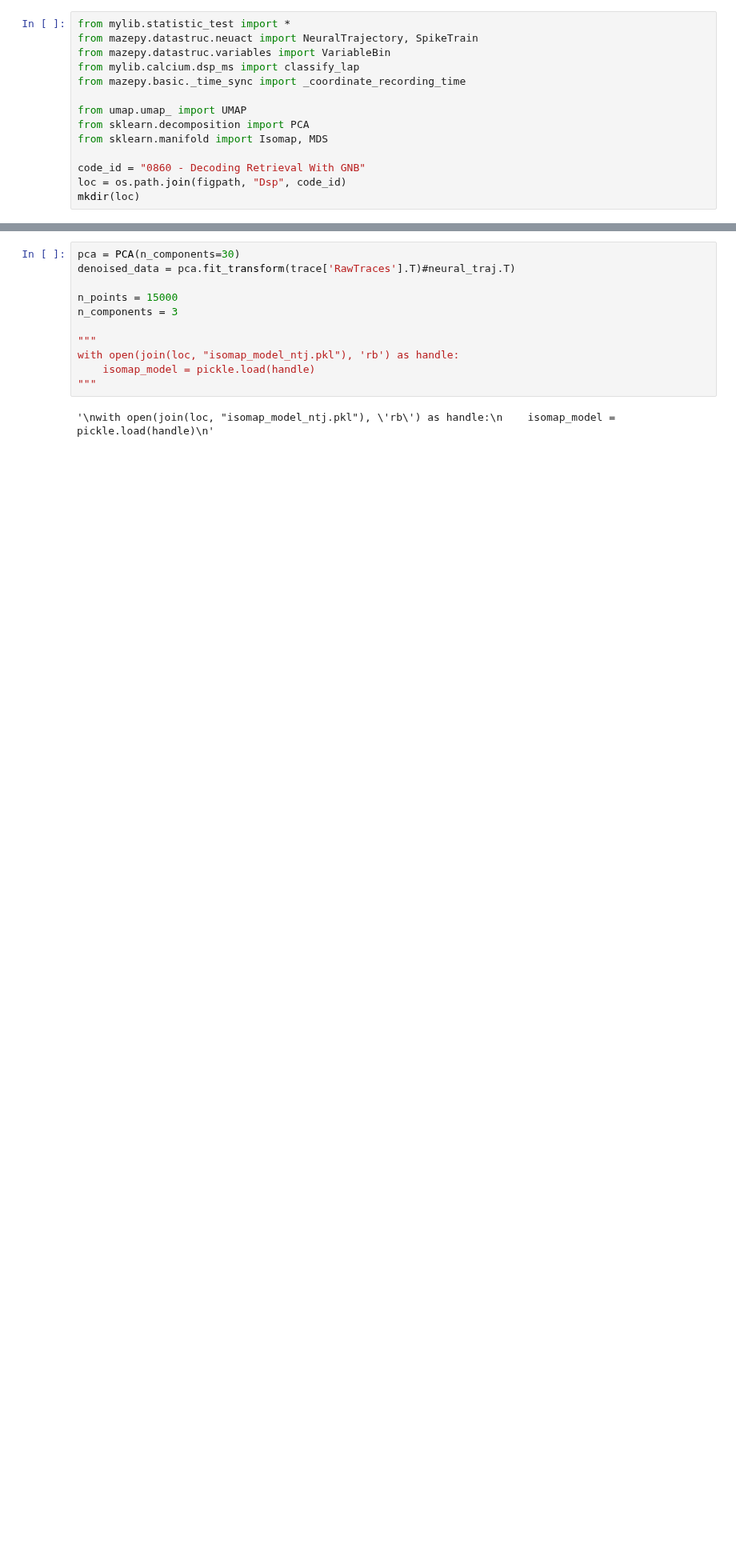
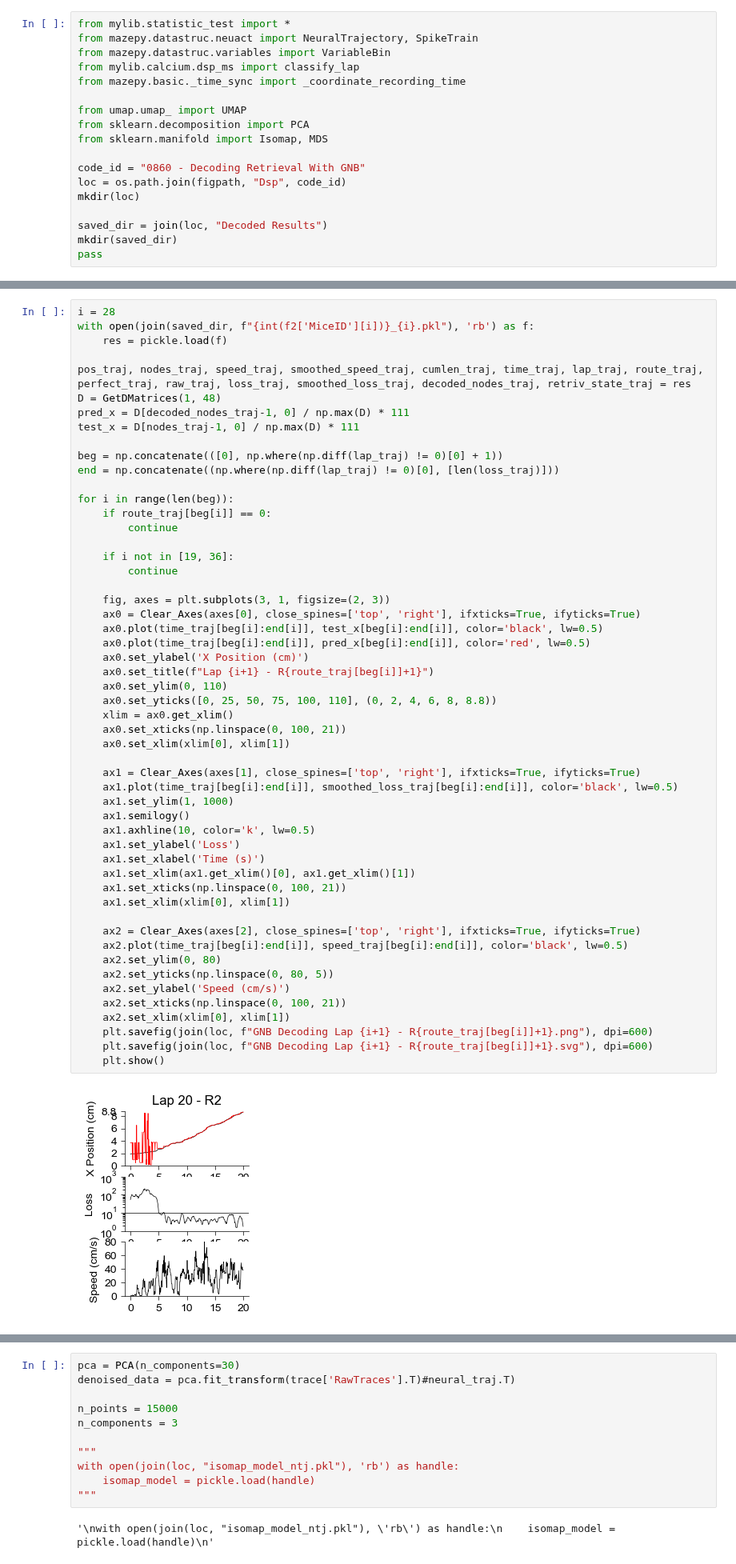
Before and after one commit to YAO-Shuyang/PlotFigures, a Jupyter notebook: NodeFigures/Fig0860 - Decoding Retrieval With GNB.ipynb, the cells around one changed output, grey strips where cells are left out. Shown at 80% size. Cells and saved outputs as stored; diff of their text form; blank space fills up the shorter version.

```diff
--- a/NodeFigures/Fig0860 - Decoding Retrieval With GNB.ipynb
+++ b/NodeFigures/Fig0860 - Decoding Retrieval With GNB.ipynb
@@ -12,5 +12,9 @@ from sklearn.manifold import Isomap, MDS
 code_id = "0860 - Decoding Retrieval With GNB"
 loc = os.path.join(figpath, "Dsp", code_id)
 mkdir(loc)
+
+saved_dir = join(loc, "Decoded Results")
+mkdir(saved_dir)
+pass
 # %% [output]
         E:\Data\FinalResults\Dsp\0860 - Decoding Retrieval With GNB is already existed!
@@ -17,0 +327,55 @@ False
+# %%
+i = 28
+with open(join(saved_dir, f"{int(f2['MiceID'][i])}_{i}.pkl"), 'rb') as f:
+    res = pickle.load(f)
+
+pos_traj, nodes_traj, speed_traj, smoothed_speed_traj, cumlen_traj, time_traj, lap_traj, route_traj, perfect_traj, raw_traj, loss_traj, smoothed_loss_traj, decoded_nodes_traj, retriv_state_traj = res
+D = GetDMatrices(1, 48)
+pred_x = D[decoded_nodes_traj-1, 0] / np.max(D) * 111
+test_x = D[nodes_traj-1, 0] / np.max(D) * 111
+
+beg = np.concatenate(([0], np.where(np.diff(lap_traj) != 0)[0] + 1))
+end = np.concatenate((np.where(np.diff(lap_traj) != 0)[0], [len(loss_traj)]))
+
+for i in range(len(beg)):
+    if route_traj[beg[i]] == 0:
+        continue
+
+    if i not in [19, 36]:
+        continue
+
+    fig, axes = plt.subplots(3, 1, figsize=(2, 3))
+    ax0 = Clear_Axes(axes[0], close_spines=['top', 'right'], ifxticks=True, ifyticks=True)
+    ax0.plot(time_traj[beg[i]:end[i]], test_x[beg[i]:end[i]], color='black', lw=0.5)
+    ax0.plot(time_traj[beg[i]:end[i]], pred_x[beg[i]:end[i]], color='red', lw=0.5)
+    ax0.set_ylabel('X Position (cm)')
+    ax0.set_title(f"Lap {i+1} - R{route_traj[beg[i]]+1}")
+    ax0.set_ylim(0, 110)
+    ax0.set_yticks([0, 25, 50, 75, 100, 110], (0, 2, 4, 6, 8, 8.8))
+    xlim = ax0.get_xlim()
+    ax0.set_xticks(np.linspace(0, 100, 21))
+    ax0.set_xlim(xlim[0], xlim[1])
+
+    ax1 = Clear_Axes(axes[1], close_spines=['top', 'right'], ifxticks=True, ifyticks=True)
+    ax1.plot(time_traj[beg[i]:end[i]], smoothed_loss_traj[beg[i]:end[i]], color='black', lw=0.5)
+    ax1.set_ylim(1, 1000)
+    ax1.semilogy()
+    ax1.axhline(10, color='k', lw=0.5)
+    ax1.set_ylabel('Loss')
+    ax1.set_xlabel('Time (s)')
+    ax1.set_xlim(ax1.get_xlim()[0], ax1.get_xlim()[1])
+    ax1.set_xticks(np.linspace(0, 100, 21))
+    ax1.set_xlim(xlim[0], xlim[1])
+
+    ax2 = Clear_Axes(axes[2], close_spines=['top', 'right'], ifxticks=True, ifyticks=True)
+    ax2.plot(time_traj[beg[i]:end[i]], speed_traj[beg[i]:end[i]], color='black', lw=0.5)
+    ax2.set_ylim(0, 80)
+    ax2.set_yticks(np.linspace(0, 80, 5))
+    ax2.set_ylabel('Speed (cm/s)')
+    ax2.set_xticks(np.linspace(0, 100, 21))
+    ax2.set_xlim(xlim[0], xlim[1])
+    plt.savefig(join(loc, f"GNB Decoding Lap {i+1} - R{route_traj[beg[i]]+1}.png"), dpi=600)
+    plt.savefig(join(loc, f"GNB Decoding Lap {i+1} - R{route_traj[beg[i]]+1}.svg"), dpi=600)
+    plt.show()
+# %% [output]
+[figure, added]
```
Also changed, not shown: parts of 8 cells of this notebook, 11 other files.
